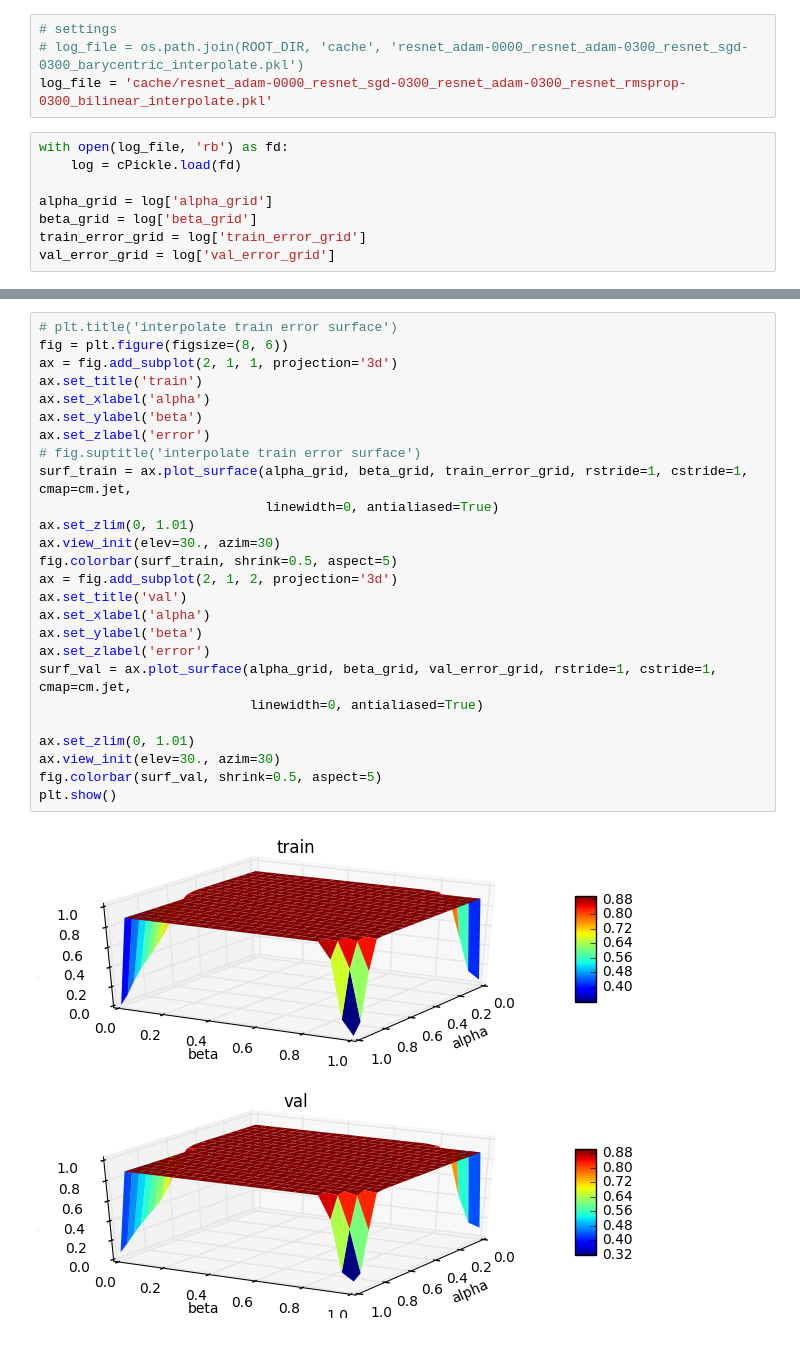
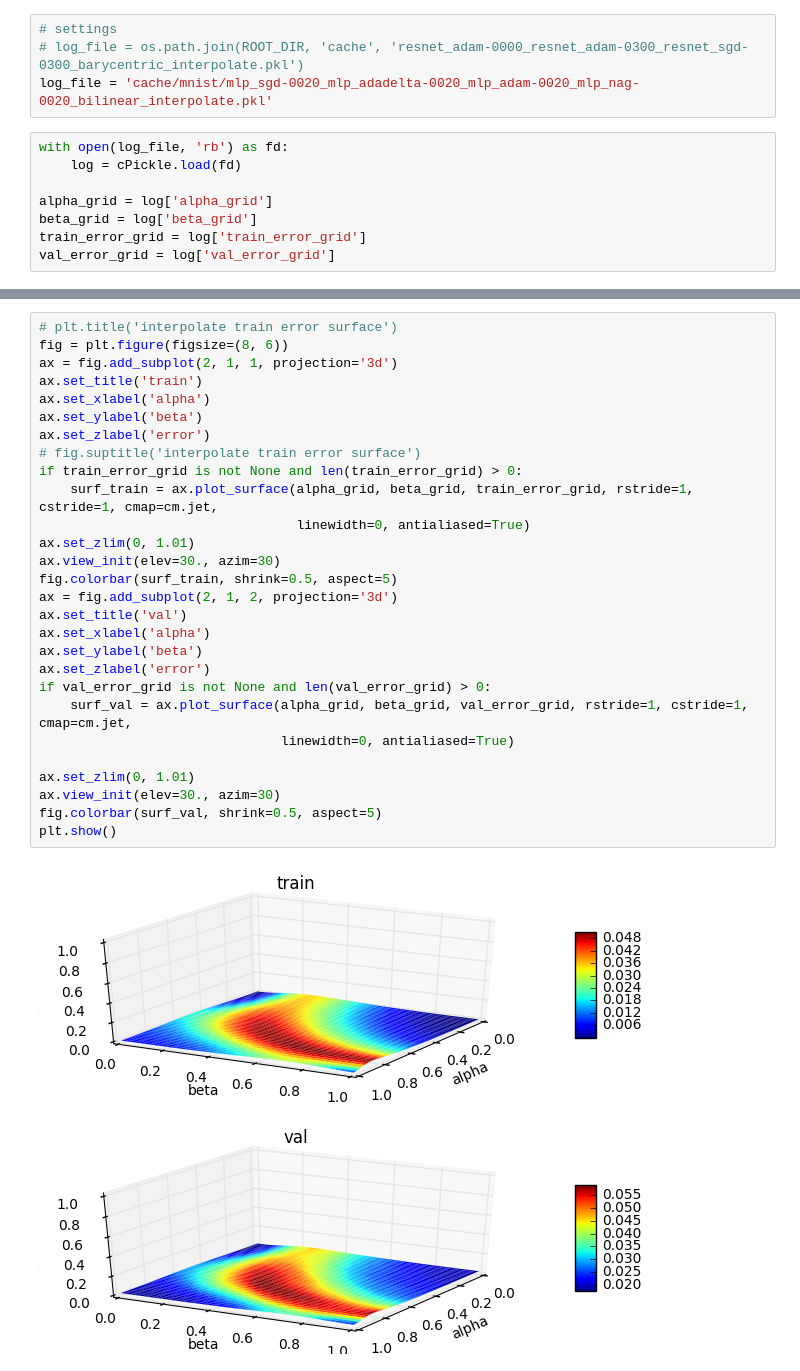
Before and after one commit to nicklhy/cnn_loss_surface, a Jupyter notebook: visualize_interpolate_3d.ipynb, the cells around one changed output, grey strips where cells are left out. Saved outputs shown, nothing was run; the diff lists cells and outputs as text.

Commit message:
add mnist dataset; update related scripts

```diff
--- a/visualize_interpolate_3d.ipynb
+++ b/visualize_interpolate_3d.ipynb
@@ -12,7 +12,7 @@ import cPickle
 # %%
 # settings
 # log_file = os.path.join(ROOT_DIR, 'cache', 'resnet_adam-0000_resnet_adam-0300_resnet_sgd-0300_barycentric_interpolate.pkl')
-log_file = 'cache/resnet_adam-0000_resnet_sgd-0300_resnet_adam-0300_resnet_rmsprop-0300_bilinear_interpolate.pkl'
+log_file = 'cache/mnist/mlp_sgd-0020_mlp_adadelta-0020_mlp_adam-0020_mlp_nag-0020_bilinear_interpolate.pkl'
 # %%
 with open(log_file, 'rb') as fd:
     log = cPickle.load(fd)
@@ -30,28 +30,30 @@ print val_error_grid.shape
 # %%
 # plt.title('interpolate train error surface')
 fig = plt.figure(figsize=(8, 6))
 ax = fig.add_subplot(2, 1, 1, projection='3d')
 ax.set_title('train')
 ax.set_xlabel('alpha')
 ax.set_ylabel('beta')
 ax.set_zlabel('error')
 # fig.suptitle('interpolate train error surface')
-surf_train = ax.plot_surface(alpha_grid, beta_grid, train_error_grid, rstride=1, cstride=1, cmap=cm.jet,
-                             linewidth=0, antialiased=True)
+if train_error_grid is not None and len(train_error_grid) > 0:
+    surf_train = ax.plot_surface(alpha_grid, beta_grid, train_error_grid, rstride=1, cstride=1, cmap=cm.jet,
+                                 linewidth=0, antialiased=True)
 ax.set_zlim(0, 1.01)
 ax.view_init(elev=30., azim=30)
 fig.colorbar(surf_train, shrink=0.5, aspect=5)
 ax = fig.add_subplot(2, 1, 2, projection='3d')
 ax.set_title('val')
 ax.set_xlabel('alpha')
 ax.set_ylabel('beta')
 ax.set_zlabel('error')
-surf_val = ax.plot_surface(alpha_grid, beta_grid, val_error_grid, rstride=1, cstride=1, cmap=cm.jet,
-                           linewidth=0, antialiased=True)
+if val_error_grid is not None and len(val_error_grid) > 0:
+    surf_val = ax.plot_surface(alpha_grid, beta_grid, val_error_grid, rstride=1, cstride=1, cmap=cm.jet,
+                               linewidth=0, antialiased=True)
 
 ax.set_zlim(0, 1.01)
 ax.view_init(elev=30., azim=30)
 fig.colorbar(surf_val, shrink=0.5, aspect=5)
 plt.show()
 # %% [output]
-[figure, old version]
+[figure, new version]
```
Also changed, not shown: parts of 1 cell of this notebook, 7 other files.
